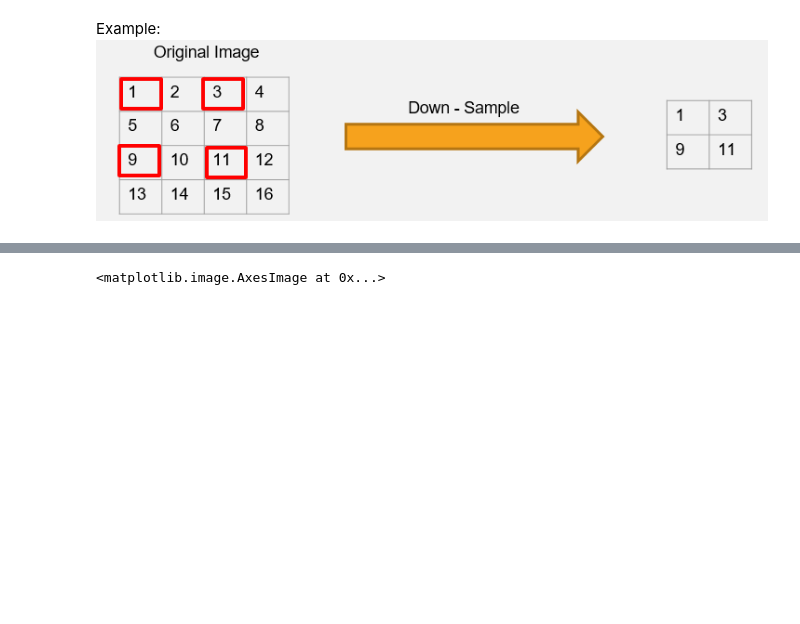
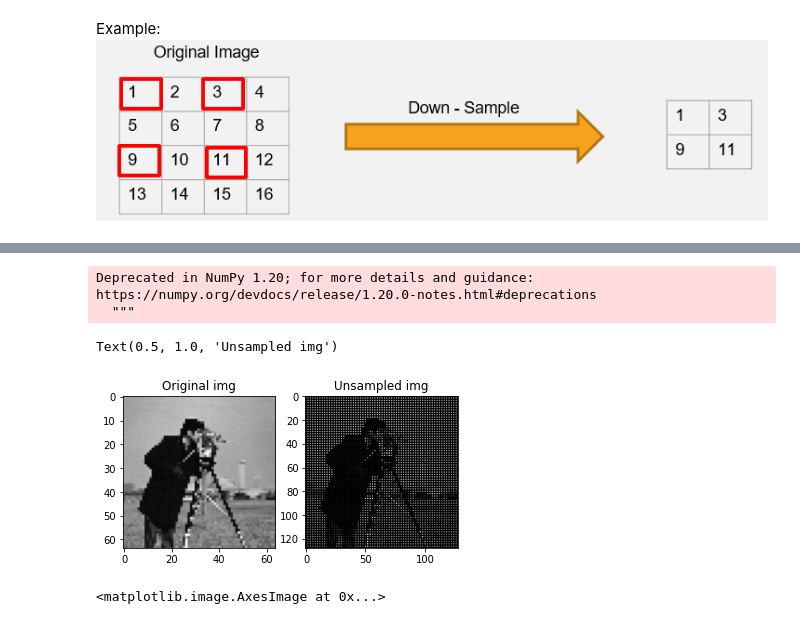
Before and after one commit to ChintzRuparel/Image-Processing, a Jupyter notebook: IP_Expt_2.ipynb, the cells around one changed output, grey strips where cells are left out. Cells and saved outputs as stored; diff of their text form; code cells hidden in the pictures; blank space fills up the shorter version.

```diff
--- a/IP_Expt_2.ipynb
+++ b/IP_Expt_2.ipynb
@@ -67,3 +58,25 @@ Text(0.5, 1.0, 'DS img')
+# %%
+# read the cameraman.tif image as img1
+
+r2,c2 = NI.shape
+f2 = 2
+UI = np.zeros((r2*f2,c2*f2),dtype=np.int)
+
+for a in range (0,(r2*f2),f2) :
+  for b in range (0,(c2*f2),f2) :
+    UI[a,b] = NI[a//f2,b//f2]
+
+plt.subplot(121)
+plt.imshow(NI,cmap="gray")
+plt.title ("Original img")
+plt.subplot(122)
+plt.imshow(UI,cmap="gray")
+plt.title("Upsampled img")
+# %% [output]
+Deprecated in NumPy 1.20; for more details and guidance: https://numpy.org/devdocs/release/1.20.0-notes.html#deprecations
+  """
+Text(0.5, 1.0, 'Unsampled img')
+[figure, added]
 # %%
 # create a array of zeros of half the image size with variable namse img2
 # %%
```
Also changed, not shown: parts of 2 cells of this notebook.
